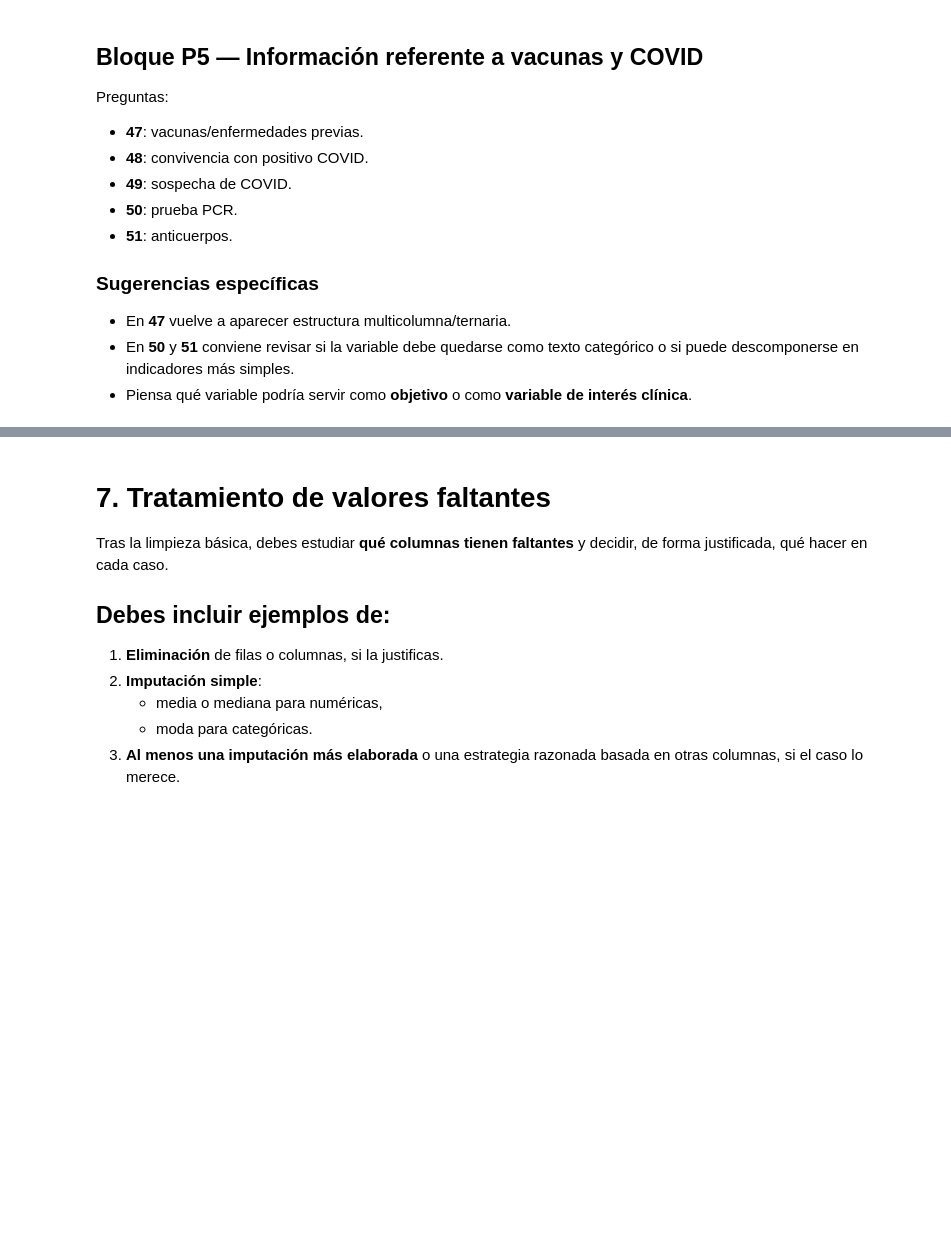
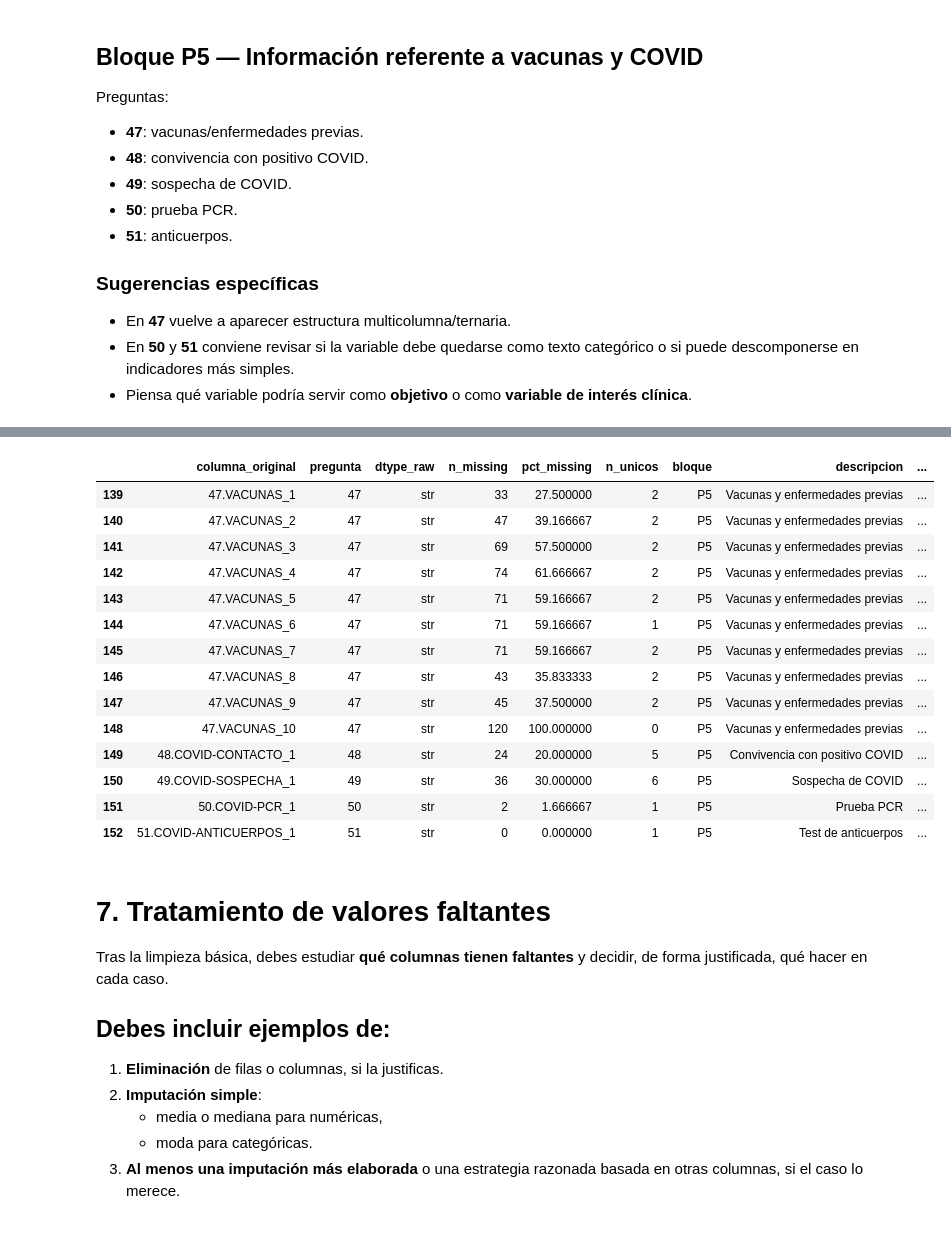
Before and after one commit to mxgueladrx/uma-25-26-2, a Jupyter notebook: AC1/Practica1/Notebook_Limpieza_EncuestaCOVID_ENUNCIADO.ipynb, the cells around one changed output, grey strips where cells are left out. Cells and saved outputs as stored; diff of their text form; code cells hidden in the pictures; blank space fills up the shorter version.

```diff
--- a/AC1/Practica1/Notebook_Limpieza_EncuestaCOVID_ENUNCIADO.ipynb
+++ b/AC1/Practica1/Notebook_Limpieza_EncuestaCOVID_ENUNCIADO.ipynb
@@ -878,3 +1293,21 @@ display(auditoria[auditoria["columna_original"].isin(cols_p5)])
+# %%
+display(auditoria[auditoria["columna_original"].isin(cols_p5)])
+# %% [output]
+|  | columna_original | pregunta | dtype_raw | n_missing | pct_missing | n_unicos | bloque | descripcion | ... |
+| 139 | 47.VACUNAS_1 | 47 | str | 33 | 27.500000 | 2 | P5 | Vacunas y enfermedades previas | ... |
+| 140 | 47.VACUNAS_2 | 47 | str | 47 | 39.166667 | 2 | P5 | Vacunas y enfermedades previas | ... |
+| 141 | 47.VACUNAS_3 | 47 | str | 69 | 57.500000 | 2 | P5 | Vacunas y enfermedades previas | ... |
+| 142 | 47.VACUNAS_4 | 47 | str | 74 | 61.666667 | 2 | P5 | Vacunas y enfermedades previas | ... |
+| 143 | 47.VACUNAS_5 | 47 | str | 71 | 59.166667 | 2 | P5 | Vacunas y enfermedades previas | ... |
+| 144 | 47.VACUNAS_6 | 47 | str | 71 | 59.166667 | 1 | P5 | Vacunas y enfermedades previas | ... |
+| 145 | 47.VACUNAS_7 | 47 | str | 71 | 59.166667 | 2 | P5 | Vacunas y enfermedades previas | ... |
+| 146 | 47.VACUNAS_8 | 47 | str | 43 | 35.833333 | 2 | P5 | Vacunas y enfermedades previas | ... |
+| 147 | 47.VACUNAS_9 | 47 | str | 45 | 37.500000 | 2 | P5 | Vacunas y enfermedades previas | ... |
+| 148 | 47.VACUNAS_10 | 47 | str | 120 | 100.000000 | 0 | P5 | Vacunas y enfermedades previas | ... |
+| 149 | 48.COVID-CONTACTO_1 | 48 | str | 24 | 20.000000 | 5 | P5 | Convivencia con positivo COVID | ... |
+| 150 | 49.COVID-SOSPECHA_1 | 49 | str | 36 | 30.000000 | 6 | P5 | Sospecha de COVID | ... |
+| 151 | 50.COVID-PCR_1 | 50 | str | 2 | 1.666667 | 1 | P5 | Prueba PCR | ... |
+| 152 | 51.COVID-ANTICUERPOS_1 | 51 | str | 0 | 0.000000 | 1 | P5 | Test de anticuerpos | ... |
 # %% [markdown]
 # 7. Tratamiento de valores faltantes
 
```
Also changed, not shown: parts of 16 cells of this notebook, 1 other file.
